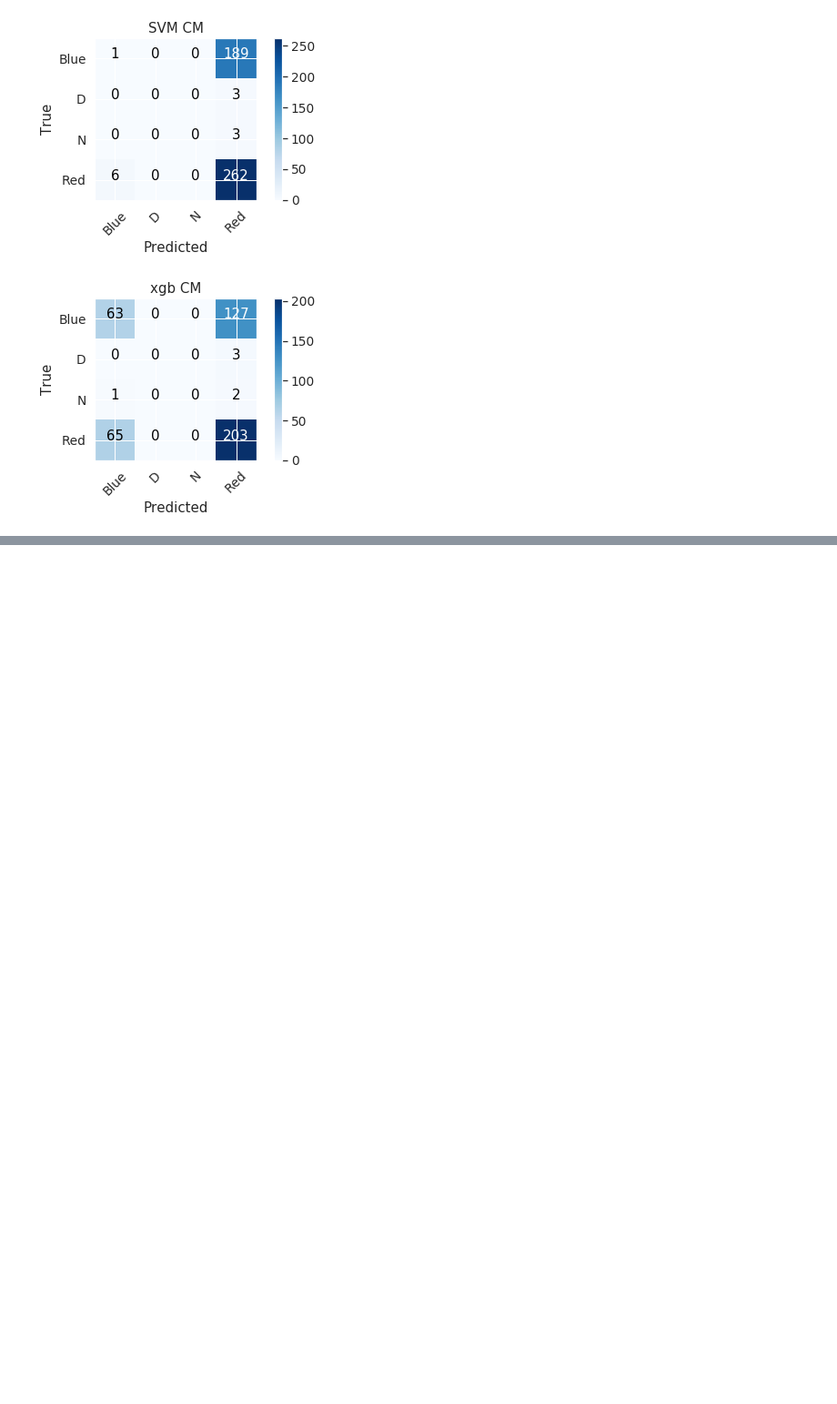
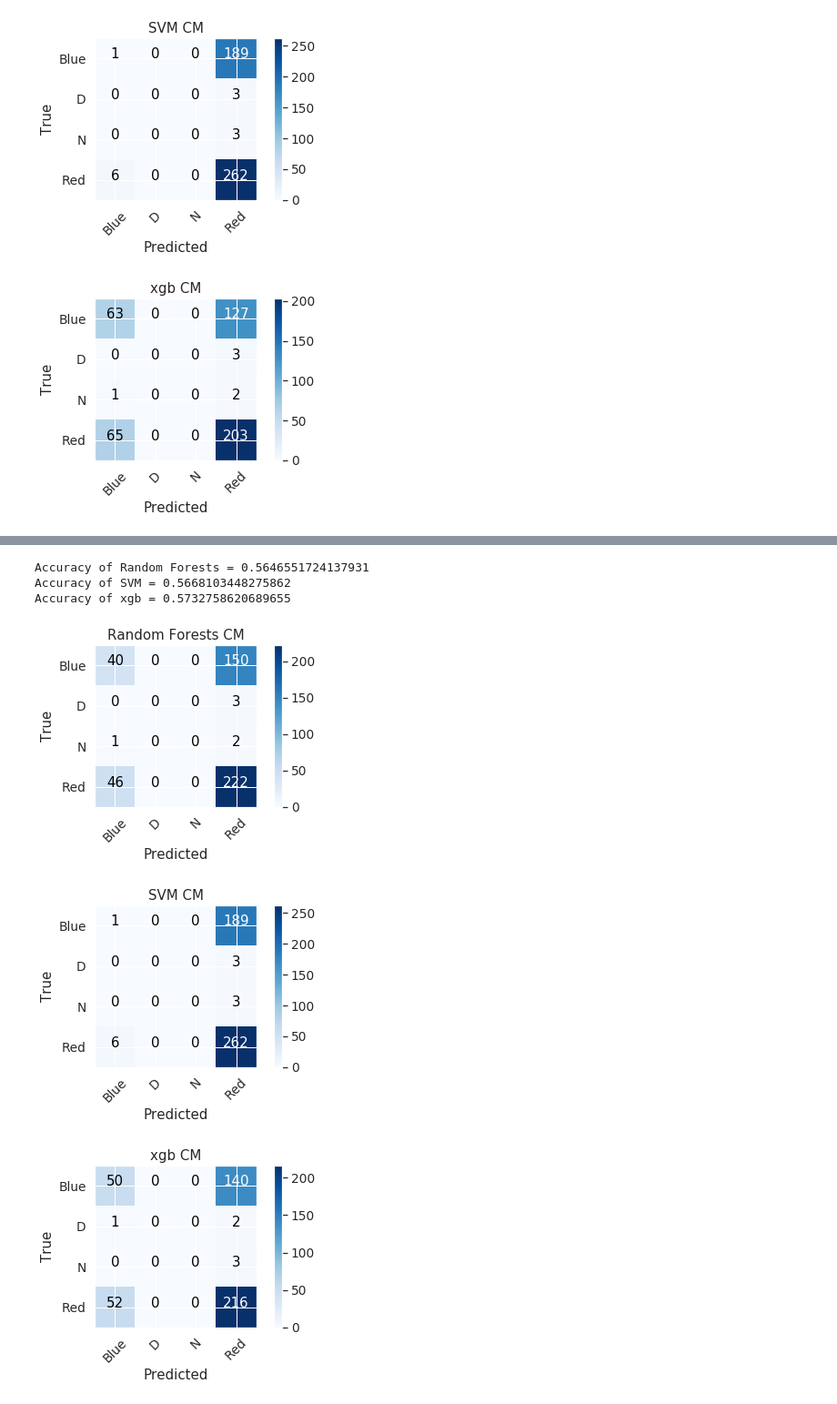
Before and after one commit to Hitkul/UFC_Fight_Prediction, a Jupyter notebook: UFC.ipynb, the cells around one changed output, grey strips where cells are left out. Shown at 91% size. Cells and saved outputs as stored; diff of their text form; code cells hidden in the pictures; blank space fills up the shorter version.

```diff
--- a/UFC.ipynb
+++ b/UFC.ipynb
@@ -572,0 +624,13 @@ Accuracy of xgb = 0.5732758620689655
+# %%
+dontchange = ['winner','B_Age','R_Age']
+numeric_cols = [col for col in dropdata if col not in dontchange]
+dropdata[numeric_cols] += 1
+# %%
+newDF = dropdata.copy()
+blue_cols = [col for col in dropdata.columns if 'B__' in col]
+red_cols = [col for col in dropdata.columns if 'R__' in col]
+for (blue,red) in zip(blue_cols,red_cols):
+    newkey = ''.join(str(blue).split('_')[2:])
+    dropdata[newkey] = dropdata[str(blue)]/dropdata[str(red)]
+    del dropdata[str(blue)]
+    del dropdata[str(red)]
@@ -572,0 +647,11 @@ Accuracy of xgb = 0.5732758620689655
+# %%
+results_r_d_b = run_all(dropdata)
+# %%
+pprint_results(results_r_d_b)
+# %% [output]
+Accuracy of Random Forests = 0.5646551724137931
+Accuracy of SVM = 0.5668103448275862
+Accuracy of xgb = 0.5732758620689655
+[figure, added]
+[figure, added]
+[figure, added]
```
Also changed, not shown: parts of 12 cells of this notebook.
